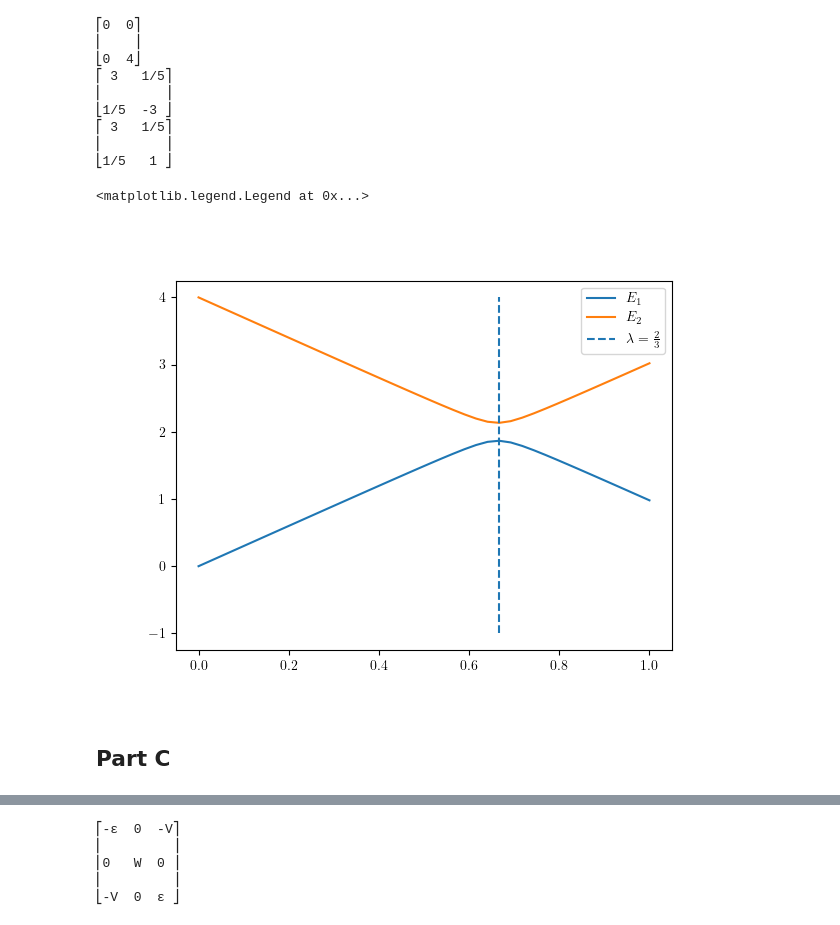
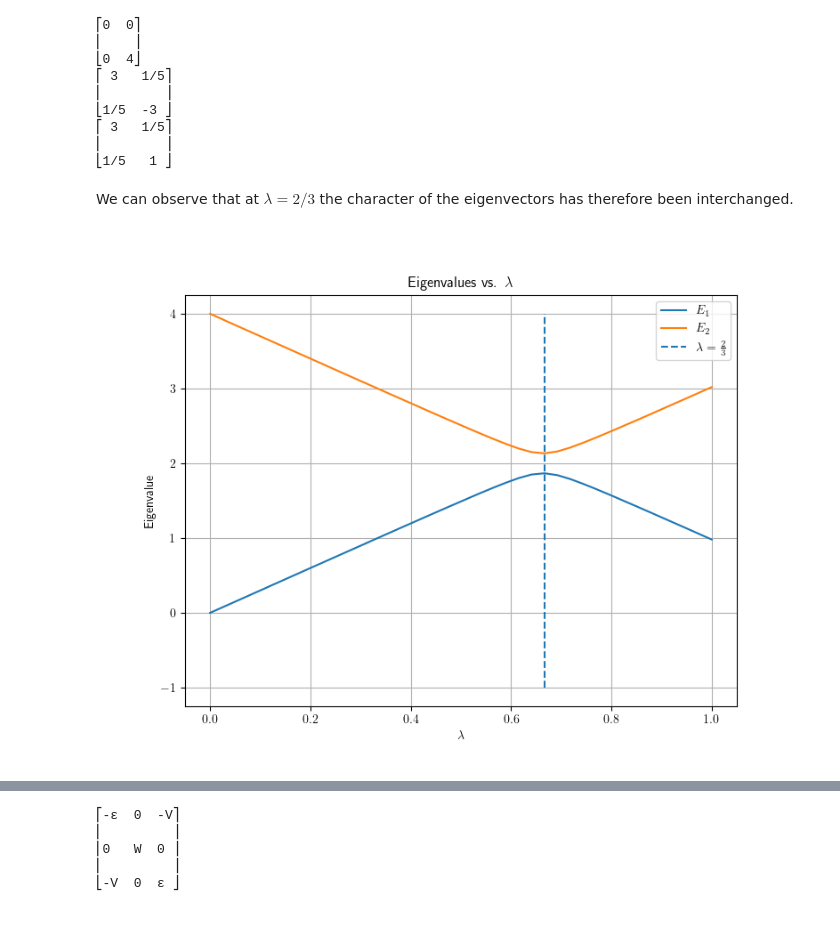
Before and after one commit to elepiersan/FYS5419-Piersanti, a Jupyter notebook: Project1/Project1.ipynb, the cells around one changed output, grey strips where cells are left out. Saved outputs shown, nothing was run; the diff lists cells and outputs as text; code cells hidden in the pictures.

```diff
--- a/Project1/Project1.ipynb
+++ b/Project1/Project1.ipynb
@@ -115,0 +76,12 @@ None
+# %%
+state_label = list(basis_states.keys())[0]
+state_value = list(basis_states.values())[0]
+
+print(f"State {state_label}: {state_value}")
+for gate_name, gate in gates.items():
+    result = np.dot(gate, state_value)
+    # Convert the result to a symbolic matrix.
+    sym_result = numpy_to_sympy(result)
+    print(f"  Applying {gate_name} gate to {state_label}")
+    sp.pprint(sym_result)
+print("\n")
@@ -115,0 +108,12 @@ None
+# %%
+state_label = list(basis_states.keys())[1]
+state_value = list(basis_states.values())[1]
+
+print(f"State {state_label}: {state_value}")
+for gate_name, gate in gates.items():
+    result = np.dot(gate, state_value)
+    # Convert the result to a symbolic matrix.
+    sym_result = numpy_to_sympy(result)
+    print(f"  Applying {gate_name} gate to {state_label}")
+    sp.pprint(sym_result)
+print("\n")
@@ -260,32 +409,38 @@ sp.pretty_print(H_sp)
 ⎡ 3   1/5⎤
 ⎢        ⎥
 ⎣1/5   1 ⎦
+# %% [markdown]
+We can observe that at $\lambda = 2/3$ the character of the eigenvectors has therefore been interchanged.
 # %%
 import matplotlib.pyplot as plt
 # We can weight the interaction matrix with a parameter \lambda
 #number of lambda values
 n = 40
 lmbdas = np.linspace(0.0,1.0,n)
 Eigenvalue = np.zeros((2,n))
 Eigvector = [np.zeros((2,2)).copy() for _ in range(n)]
 
 for i in range(n):
     lmbda = lmbdas[i]
     H = H_0 + lmbda * H_I
     eigenvalues, eigenvectors = np.linalg.eig(H)
     permute = eigenvalues.argsort()
     eigenvalues = eigenvalues[permute]
     eigenvectors = eigenvectors[:,permute]
     Eigenvalue[0,i] = eigenvalues[0]
     Eigenvalue[1,i] = eigenvalues[1]
     Eigvector[i][:,0] = eigenvectors[0]
     Eigvector[i][:,1] = eigenvectors[1]
 
-plt.figure()
-plt.plot(lmbdas, Eigenvalue[0,:], label=r"$E_1$")
-plt.plot(lmbdas, Eigenvalue[1,:], label=r"$E_2$")
+plt.figure(figsize=(8, 6))
+plt.plot(lmbdas, Eigenvalue[0, :], label=r"$E_1$")
+plt.plot(lmbdas, Eigenvalue[1, :], label=r"$E_2$")
 plt.vlines(x=2/3, ymin=-1, ymax=4, linestyles="--", label=r"$\lambda=\frac{2}{3}$")
+plt.xlabel(r"$\lambda$")
+plt.ylabel("Eigenvalue")
+plt.title("Eigenvalues vs. $\lambda$")
 plt.legend()
+plt.grid(True)
+plt.show()
 # %% [output]
-<matplotlib.legend.Legend at 0x...>
-[figure, old version]
+[figure, new version]
@@ -305,2 +446,0 @@ plt.legend()
-# %% [markdown]
-## Part C
```
Also changed, not shown: parts of 81 cells of this notebook, 7 other files.
